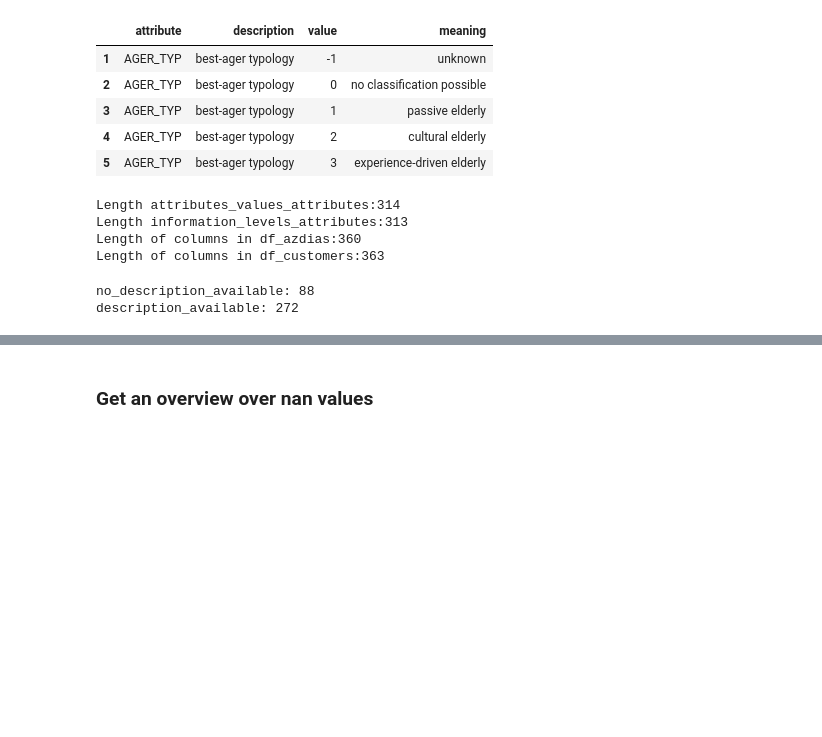
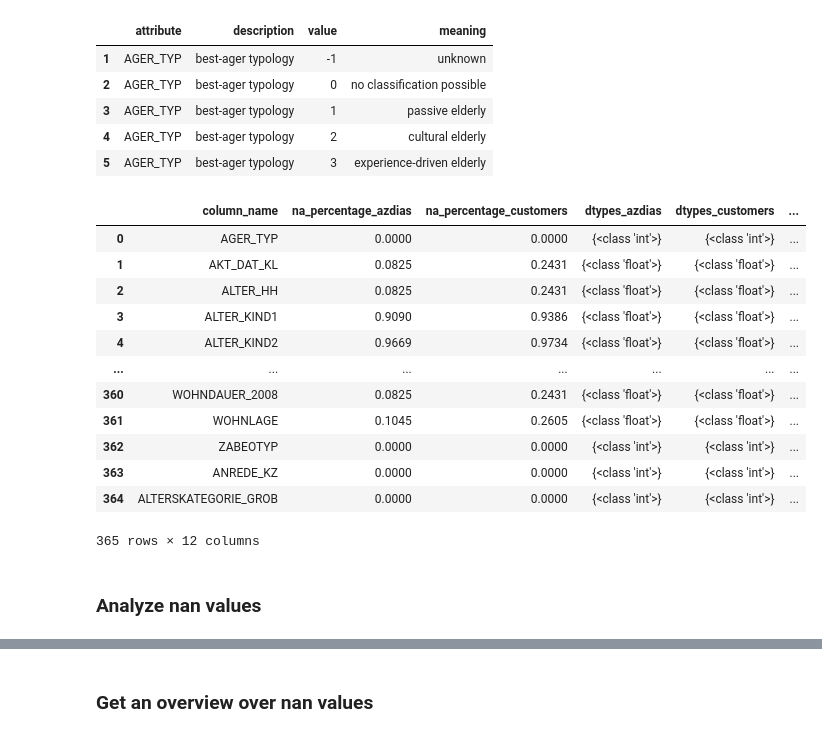
Before and after one commit to TobiPrae/customer_segmentation, a Jupyter notebook: CustomerSegmentation.ipynb, the cells around one changed output, grey strips where cells are left out. Saved outputs shown, nothing was run; the diff lists cells and outputs as text; code cells hidden in the pictures; blank space fills up the shorter version.

```diff
--- a/CustomerSegmentation.ipynb
+++ b/CustomerSegmentation.ipynb
@@ -97,0 +83,15 @@ def get_column_nans(df, sorting_order_ascending=False):
+# %%
+def get_description(col):
+  '''
+  Gets description for given column.
+
+  Args:
+  - col: column name
+
+  Returns:
+  - description or "No description available."
+  '''
+  if(df_attributes_values.loc[df_attributes_values["attribute"] == col].shape[0] == 0):
+    return "No description available."
+  else:
+    return df_attributes_values.loc[df_attributes_values["attribute"] == col]["description"].values[0]
@@ -131,25 +179,35 @@ df_attributes_values.head(5)
 | 3 | AGER_TYP | best-ager typology | 1 | passive elderly |
 | 4 | AGER_TYP | best-ager typology | 2 | cultural elderly |
 | 5 | AGER_TYP | best-ager typology | 3 | experience-driven elderly |
-# %%
-# Comparing unique values in azdias and customers data as well as additional information
-attributes_values_attributes = set(df_attributes_values["attribute"].tolist())
-information_levels_attributes = set(df_information_levels["attribute"].tolist())
-print(f"Length attributes_values_attributes:{len(attributes_values_attributes)}")
-print(f"Length information_levels_attributes:{len(information_levels_attributes)}")
-print(f"Length of columns in df_azdias:{len(df_azdias.columns.tolist())}")
-print(f"Length of columns in df_customers:{len(df_customers.columns.tolist())}")
-# %% [output]
-Length attributes_values_attributes:314
-Length information_levels_attributes:313
-Length of columns in df_azdias:360
-Length of columns in df_customers:363
-# %%
-# No description available
-no_description_available = set(df_azdias.columns.tolist()).difference(attributes_values_attributes)
-description_available = set(df_azdias.columns.tolist()).intersection(attributes_values_attributes)
-print(f"no_description_available: {len(no_description_available)}")
-print(f"description_available: {len(description_available)}")
-# %% [output]
-no_description_available: 88
-description_available: 272
+# %%
+# Create a dataframe with meta information
+meta_df = pd.DataFrame(df_azdias.columns.tolist())
+meta_df = meta_df.rename(columns={0: "column_name"})
+meta_df["na_percentage_azdias"] = meta_df["column_name"].apply(lambda x: round(df_azdias[x].isna().sum()/df_azdias.shape[0], 4))
+meta_df["na_percentage_customers"] = meta_df["column_name"].apply(lambda x: round(df_customers[x].isna().sum()/df_customers.shape[0], 4))
+meta_df["dtypes_azdias"] =  meta_df["column_name"].apply(lambda x: set(df_azdias[x].map(type).tolist()))
+meta_df["dtypes_customers"] =  meta_df["column_name"].apply(lambda x: set(df_customers[x].map(type).tolist()))
+meta_df["n_dtypes_azdias"] = meta_df["column_name"].apply(lambda x: len(set(df_azdias[x].map(type).tolist())))
+meta_df["n_dtypes_customers"] = meta_df["column_name"].apply(lambda x: len(set(df_customers[x].map(type).tolist())))
+meta_df["unique_values_azdias"] = meta_df["column_name"].apply(lambda x: len(df_azdias[x].value_counts()))
+meta_df["unique_values_customers"] = meta_df["column_name"].apply(lambda x: len(df_customers[x].value_counts()))
+meta_df["description"] =  meta_df["column_name"].apply(get_description)
+meta_df["action"] = "Keep"
+meta_df["reason"] = "None"
+meta_df
+# %% [output]
+|  | column_name | na_percentage_azdias | na_percentage_customers | dtypes_azdias | dtypes_customers | ... |
+| 0 | AGER_TYP | 0.0000 | 0.0000 | {<class 'int'>} | {<class 'int'>} | ... |
+| 1 | AKT_DAT_KL | 0.0825 | 0.2431 | {<class 'float'>} | {<class 'float'>} | ... |
+| 2 | ALTER_HH | 0.0825 | 0.2431 | {<class 'float'>} | {<class 'float'>} | ... |
+| 3 | ALTER_KIND1 | 0.9090 | 0.9386 | {<class 'float'>} | {<class 'float'>} | ... |
+| 4 | ALTER_KIND2 | 0.9669 | 0.9734 | {<class 'float'>} | {<class 'float'>} | ... |
+| ... | ... | ... | ... | ... | ... | ... |
+| 360 | WOHNDAUER_2008 | 0.0825 | 0.2431 | {<class 'float'>} | {<class 'float'>} | ... |
+| 361 | WOHNLAGE | 0.1045 | 0.2605 | {<class 'float'>} | {<class 'float'>} | ... |
+| 362 | ZABEOTYP | 0.0000 | 0.0000 | {<class 'int'>} | {<class 'int'>} | ... |
+| 363 | ANREDE_KZ | 0.0000 | 0.0000 | {<class 'int'>} | {<class 'int'>} | ... |
+| 364 | ALTERSKATEGORIE_GROB | 0.0000 | 0.0000 | {<class 'int'>} | {<class 'int'>} | ... |
+365 rows × 12 columns
+# %% [markdown]
+### Analyze nan values
```
Also changed, not shown: parts of 56 cells of this notebook.
